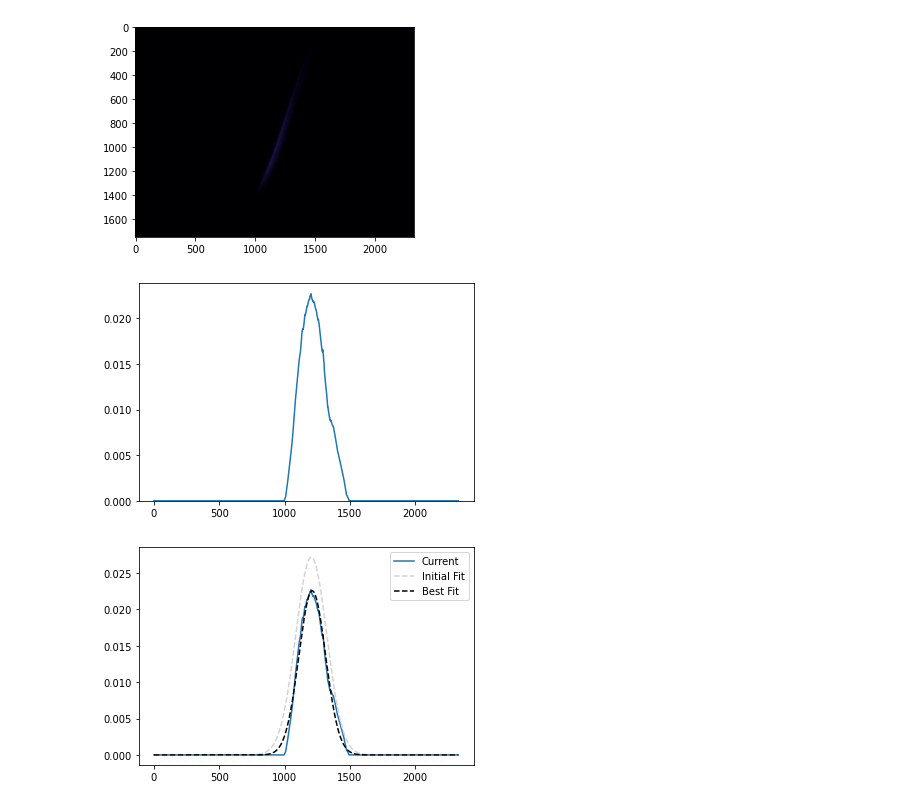
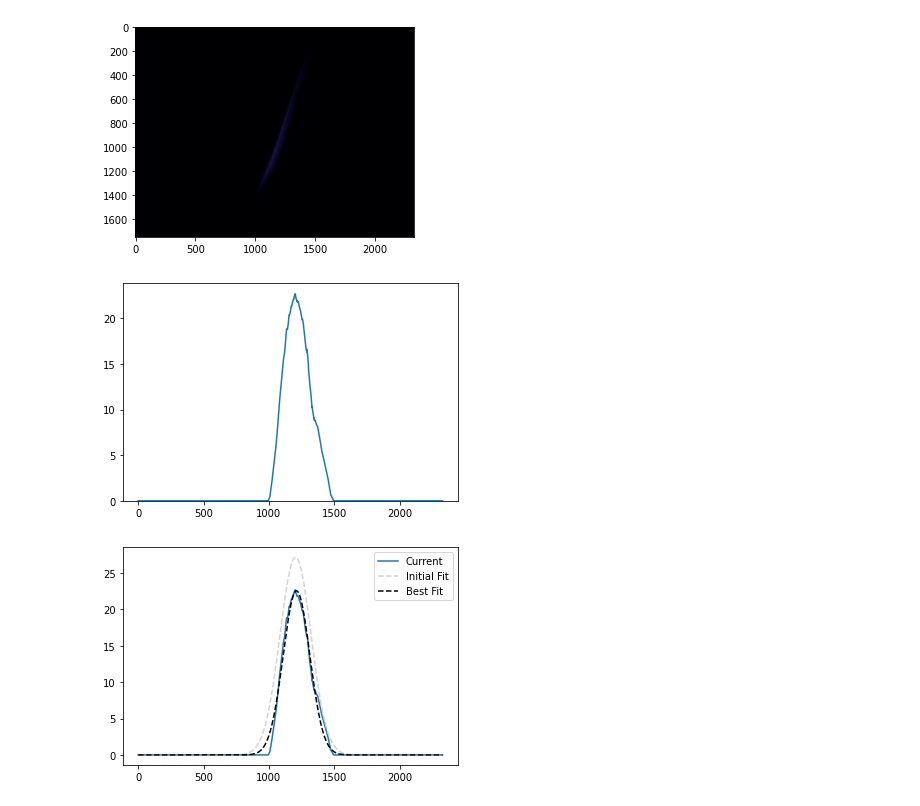
Before and after one commit to jank324/spectral-vd-euxfel, a Jupyter notebook: preprocess.ipynb, the cells around one changed output. Cells and saved outputs as stored; diff of their text form; code cells hidden in the pictures.

```diff
--- a/preprocess.ipynb
+++ b/preprocess.ipynb
@@ -39,17 +55,17 @@ plt.show()
 [figure]
 # %%
 image = denoised.loc[-3.0,"tds_image"]
-charge = denoised.loc[-3.0,"charge"]
-picoseconds_per_pixel = 0.0438912
+charge = denoised.loc[-3.0,"charge"] * 10e-9
+seconds_per_pixel = 0.0438912 * 10e-12
 
 ro = image.sum(axis=0)
-current = charge / picoseconds_per_pixel * ro / ro.sum()
+current = charge / seconds_per_pixel * ro / ro.sum()
 
 plt.plot(current)
 plt.ylim(0, 1.05 * current.max())
 plt.show()
 # %% [output]
-[figure, old version]
+[figure, new version]
 # %%
 xs = np.arange(len(current))
 model = GaussianModel()
@@ -62,7 +78,7 @@ plt.plot(fit.best_fit, "--", c="black", label="Best Fit")
 plt.legend()
 plt.show()
 # %% [output]
-[figure, old version]
+[figure, new version]
 # %%
 sigma = fit.params["sigma"].value
 sigma
```
Also changed, not shown: parts of 4 cells of this notebook.
